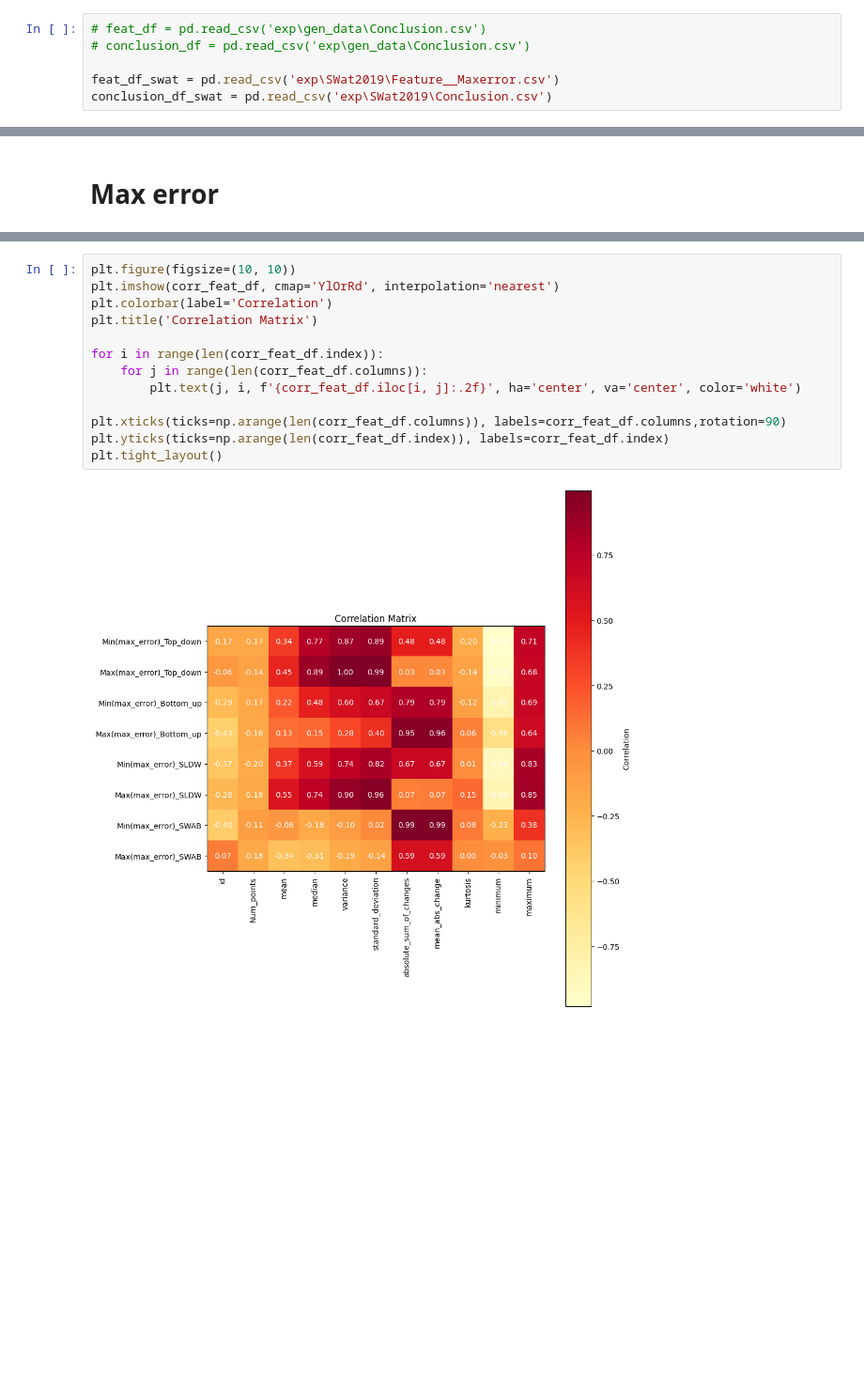
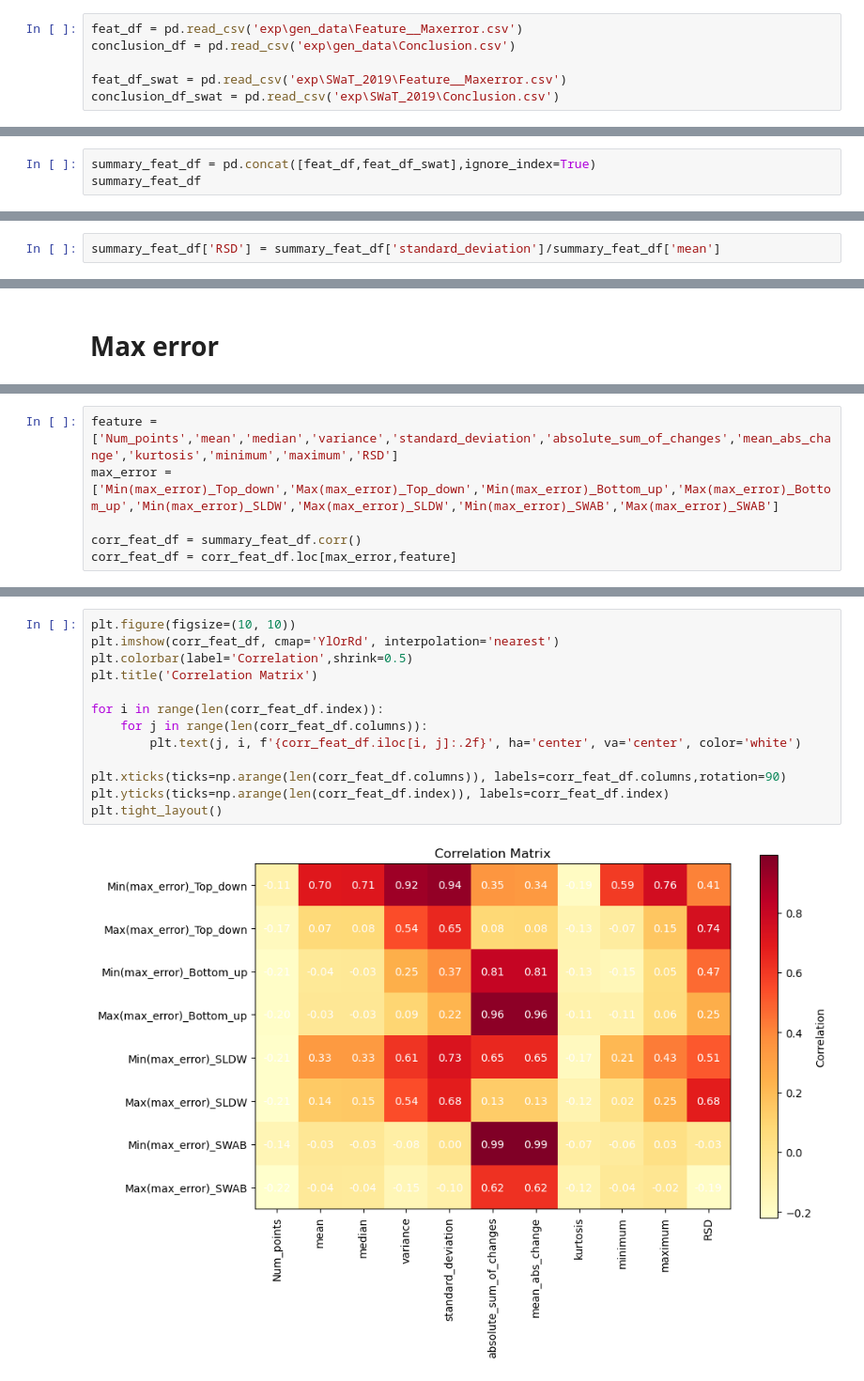
Before and after one commit to ritvien/A-Survey-Segmental-Algorithms, a Jupyter notebook: Conclusion.ipynb, the cells around one changed output, grey strips where cells are left out. Shown: that part at 94% size. Cells and saved outputs as stored; diff of their text form; blank space fills up the shorter version.

```diff
--- a/Conclusion.ipynb
+++ b/Conclusion.ipynb
@@ -7,8 +7,8 @@ import warnings
 
 warnings.filterwarnings('ignore')
 # %%
-# feat_df = pd.read_csv('exp\gen_data\Conclusion.csv')
-# conclusion_df = pd.read_csv('exp\gen_data\Conclusion.csv')
+feat_df = pd.read_csv('exp\gen_data\Feature__Maxerror.csv')
+conclusion_df = pd.read_csv('exp\gen_data\Conclusion.csv')
 
-feat_df_swat = pd.read_csv('exp\SWat2019\Feature__Maxerror.csv')
-conclusion_df_swat = pd.read_csv('exp\SWat2019\Conclusion.csv')
+feat_df_swat = pd.read_csv('exp\SWaT_2019\Feature__Maxerror.csv')
+conclusion_df_swat = pd.read_csv('exp\SWaT_2019\Conclusion.csv')
@@ -43,0 +49,3 @@ Swab_df = conclusion_df_swat.loc[conclusion_df_swat['Algorithm']=='SWAB'].set_in
+# %%
+summary_feat_df = pd.concat([feat_df,feat_df_swat],ignore_index=True)
+summary_feat_df
@@ -43,0 +70,2 @@ Swab_df = conclusion_df_swat.loc[conclusion_df_swat['Algorithm']=='SWAB'].set_in
+# %%
+summary_feat_df['RSD'] = summary_feat_df['standard_deviation']/summary_feat_df['mean']
@@ -97,0 +224,6 @@ corr_feat_df = corr_feat_df.loc['Min(max_error)_Top_down':'Max(max_error)_SWAB',
+# %%
+feature = ['Num_points','mean','median','variance','standard_deviation','absolute_sum_of_changes','mean_abs_change','kurtosis','minimum','maximum','RSD']
+max_error = ['Min(max_error)_Top_down','Max(max_error)_Top_down','Min(max_error)_Bottom_up','Max(max_error)_Bottom_up','Min(max_error)_SLDW','Max(max_error)_SLDW','Min(max_error)_SWAB','Max(max_error)_SWAB']
+
+corr_feat_df = summary_feat_df.corr()
+corr_feat_df = corr_feat_df.loc[max_error,feature]
@@ -98,15 +242,15 @@ corr_feat_df = corr_feat_df.loc['Min(max_error)_Top_down':'Max(max_error)_SWAB',
 # %%
 plt.figure(figsize=(10, 10))
 plt.imshow(corr_feat_df, cmap='YlOrRd', interpolation='nearest')
-plt.colorbar(label='Correlation')
+plt.colorbar(label='Correlation',shrink=0.5)
 plt.title('Correlation Matrix')
 
 for i in range(len(corr_feat_df.index)):
     for j in range(len(corr_feat_df.columns)):
         plt.text(j, i, f'{corr_feat_df.iloc[i, j]:.2f}', ha='center', va='center', color='white')
 
 plt.xticks(ticks=np.arange(len(corr_feat_df.columns)), labels=corr_feat_df.columns,rotation=90)
 plt.yticks(ticks=np.arange(len(corr_feat_df.index)), labels=corr_feat_df.index)
 plt.tight_layout()
 # %% [output]
-[figure, old version]
+[figure, new version]
```
Also changed, not shown: parts of 32 cells of this notebook.
